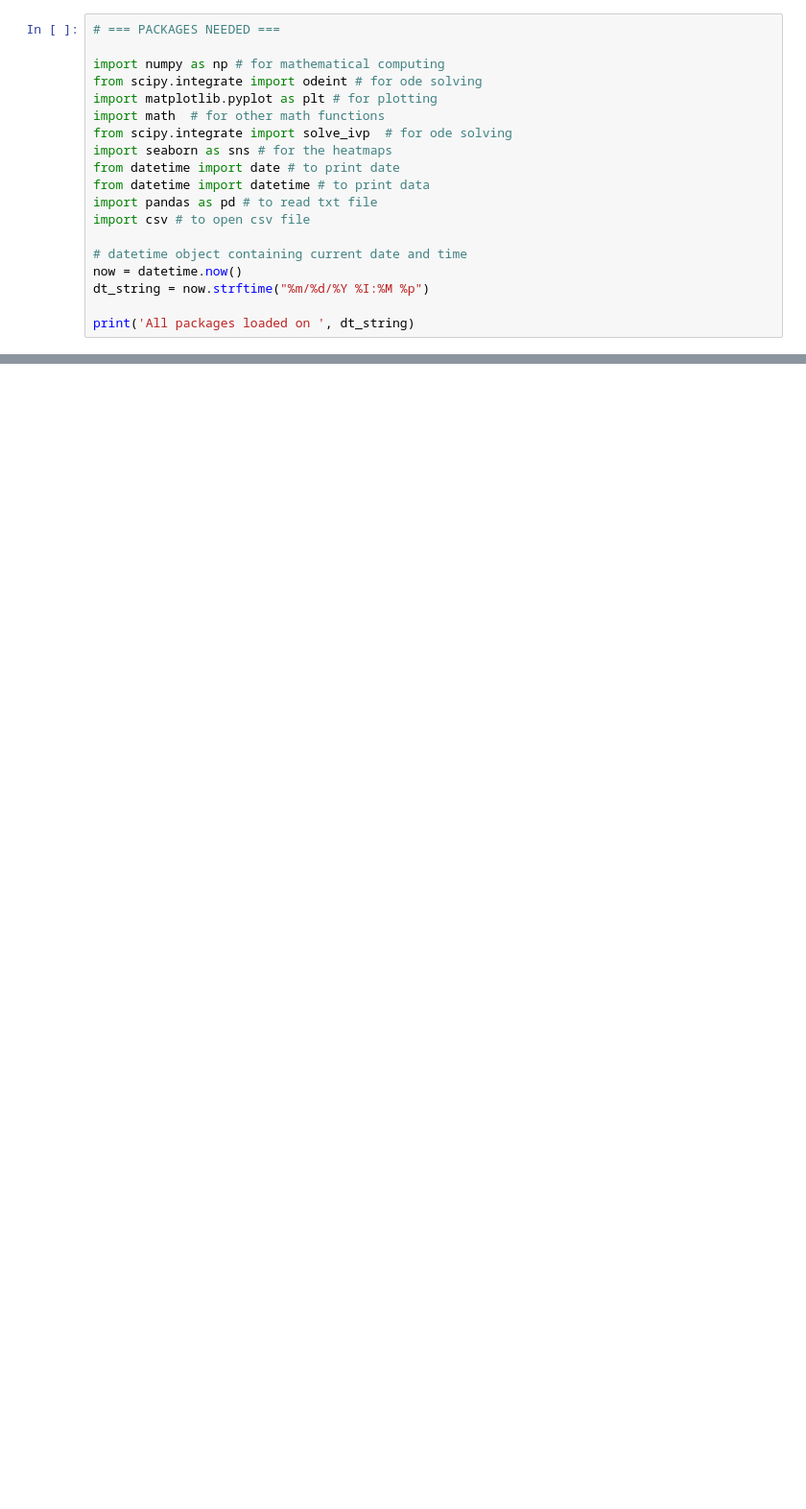
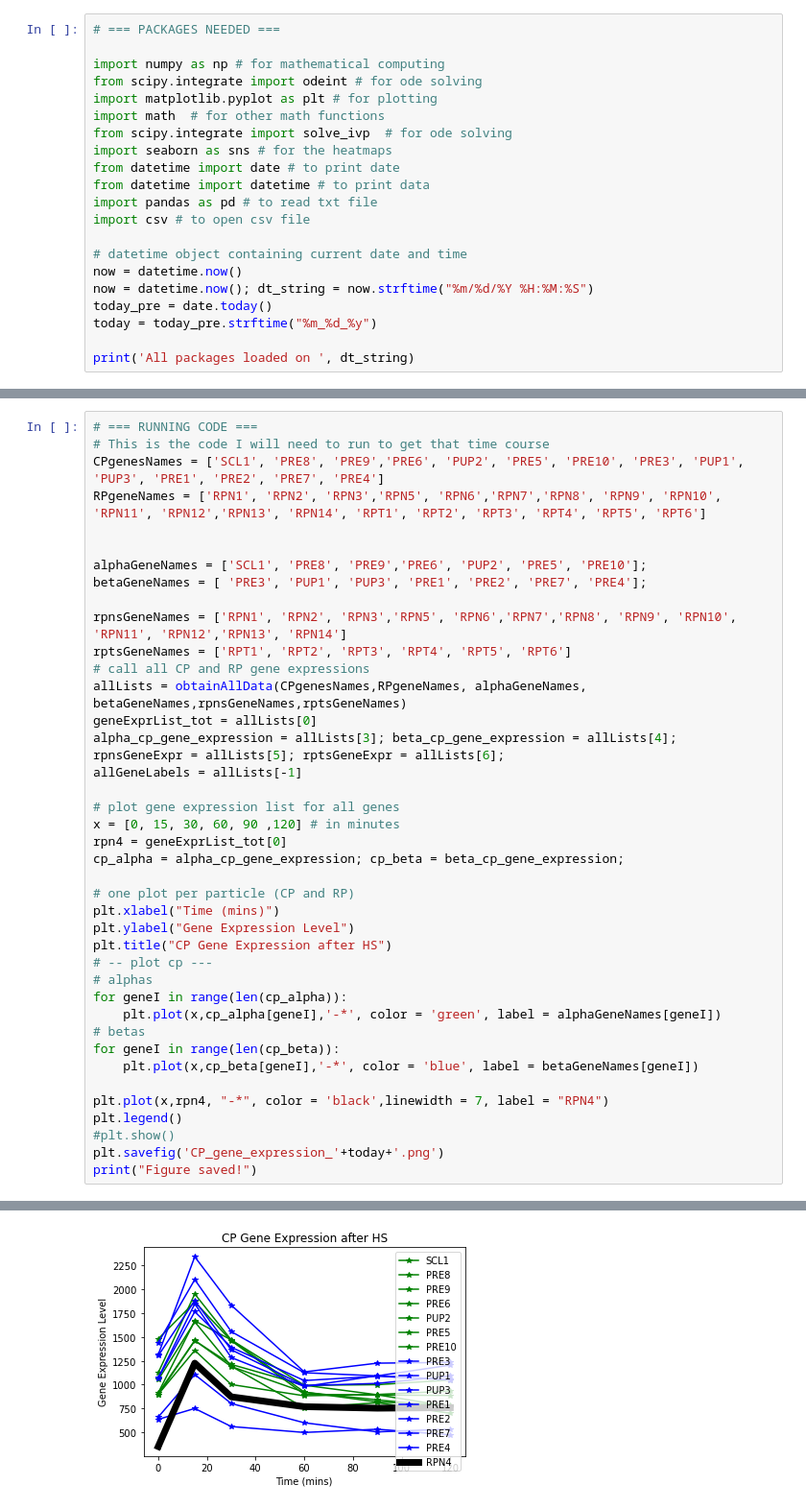
Before and after one commit to llagunes-324B21/atzi_dynSys, a Jupyter notebook: RNAseq_dynSys_prot_0503.ipynb, the cells around one changed output, grey strips where cells are left out. Shown: that part at 96% size. Drawn from its saved outputs; the diff is of its cells as text; blank space fills up the shorter version.

Commit message:
plot RP and CP vs Rpn4 sep-ll

```diff
--- a/RNAseq_dynSys_prot_0503.ipynb
+++ b/RNAseq_dynSys_prot_0503.ipynb
@@ -27,7 +27,9 @@ import csv # to open csv file
 
 # datetime object containing current date and time
 now = datetime.now()
-dt_string = now.strftime("%m/%d/%Y %I:%M %p")
+now = datetime.now(); dt_string = now.strftime("%m/%d/%Y %H:%M:%S")
+today_pre = date.today()
+today = today_pre.strftime("%m_%d_%y")
 
 print('All packages loaded on ', dt_string)
 # %% [output]
@@ -44,0 +96,42 @@ All function ready on  04/30/2024 11:27 AM
+# %%
+# === RUNNING CODE ===
+# This is the code I will need to run to get that time course
+CPgenesNames = ['SCL1', 'PRE8', 'PRE9','PRE6', 'PUP2', 'PRE5', 'PRE10', 'PRE3', 'PUP1', 'PUP3', 'PRE1', 'PRE2', 'PRE7', 'PRE4']
+RPgeneNames = ['RPN1', 'RPN2', 'RPN3','RPN5', 'RPN6','RPN7','RPN8', 'RPN9', 'RPN10', 'RPN11', 'RPN12','RPN13', 'RPN14', 'RPT1', 'RPT2', 'RPT3', 'RPT4', 'RPT5', 'RPT6']
+
+
+alphaGeneNames = ['SCL1', 'PRE8', 'PRE9','PRE6', 'PUP2', 'PRE5', 'PRE10'];
+betaGeneNames = [ 'PRE3', 'PUP1', 'PUP3', 'PRE1', 'PRE2', 'PRE7', 'PRE4'];
+
+rpnsGeneNames = ['RPN1', 'RPN2', 'RPN3','RPN5', 'RPN6','RPN7','RPN8', 'RPN9', 'RPN10', 'RPN11', 'RPN12','RPN13', 'RPN14']
+rptsGeneNames = ['RPT1', 'RPT2', 'RPT3', 'RPT4', 'RPT5', 'RPT6']
+# call all CP and RP gene expressions
+allLists = obtainAllData(CPgenesNames,RPgeneNames, alphaGeneNames, betaGeneNames,rpnsGeneNames,rptsGeneNames)
+geneExprList_tot = allLists[0]
+alpha_cp_gene_expression = allLists[3]; beta_cp_gene_expression = allLists[4];
+rpnsGeneExpr = allLists[5]; rptsGeneExpr = allLists[6];
+allGeneLabels = allLists[-1]
+
+# plot gene expression list for all genes
+x = [0, 15, 30, 60, 90 ,120] # in minutes
+rpn4 = geneExprList_tot[0]
+cp_alpha = alpha_cp_gene_expression; cp_beta = beta_cp_gene_expression;
+
+# one plot per particle (CP and RP)
+plt.xlabel("Time (mins)")
+plt.ylabel("Gene Expression Level")
+plt.title("CP Gene Expression after HS")
+# -- plot cp ---
+# alphas
+for geneI in range(len(cp_alpha)):
+    plt.plot(x,cp_alpha[geneI],'-*', color = 'green', label = alphaGeneNames[geneI])
+# betas
+for geneI in range(len(cp_beta)):
+    plt.plot(x,cp_beta[geneI],'-*', color = 'blue', label = betaGeneNames[geneI])
+
+plt.plot(x,rpn4, "-*", color = 'black',linewidth = 7, label = "RPN4")
+plt.legend()
+#plt.show()
+plt.savefig('CP_gene_expression_'+today+'.png')
+print("Figure saved!")
+# %% [output]
@@ -45 +139,2 @@ All function ready on  04/30/2024 11:27 AM
+[figure, added]
 # %%
```
Also changed, not shown: parts of 8 cells of this notebook.
